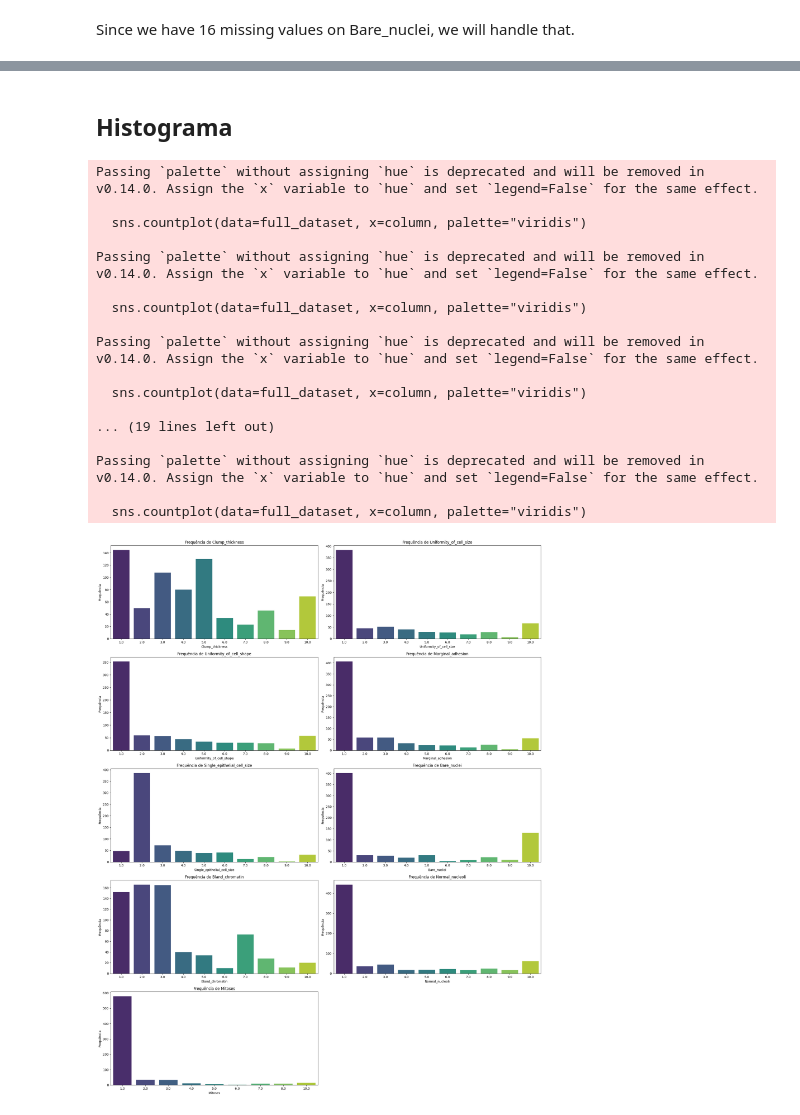
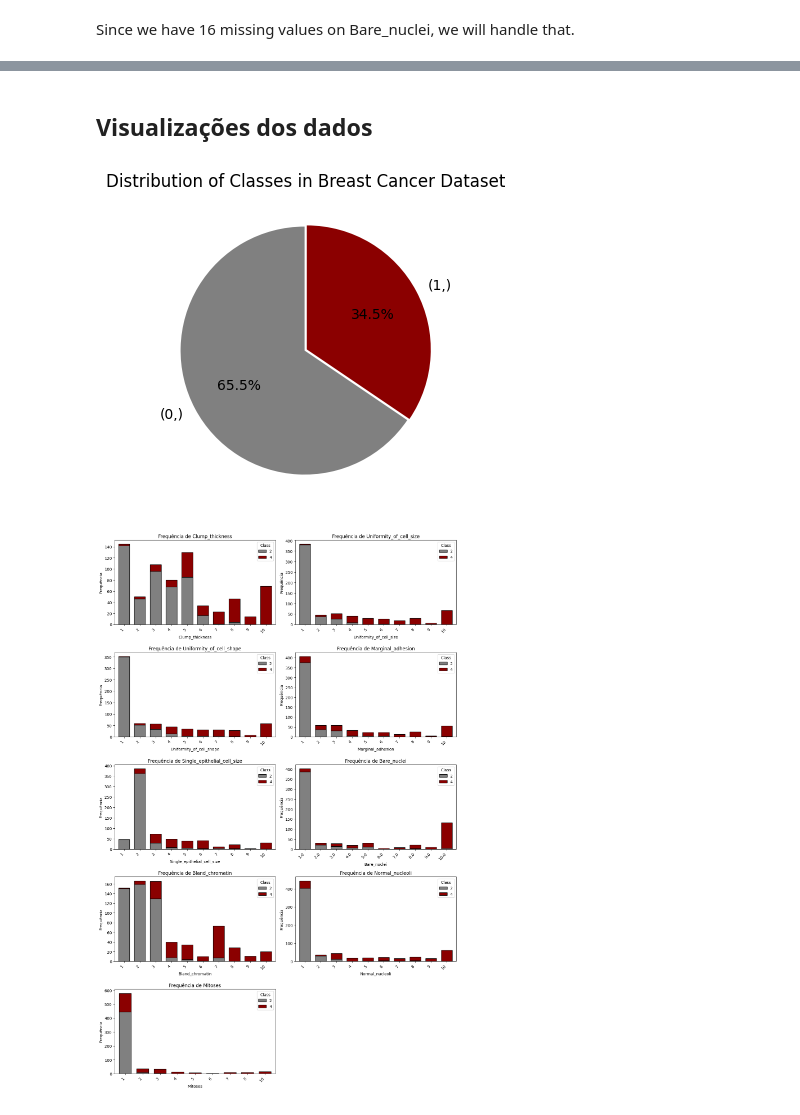
Before and after one commit to IvonLuiz/breast_cancer_kmeans, a Jupyter notebook: breast_cancer_kmeans.ipynb, the cells around one changed output, grey strips where cells are left out. Cells and saved outputs as stored; diff of their text form; code cells hidden in the pictures.

Commit message:
better plots

```diff
--- a/breast_cancer_kmeans.ipynb
+++ b/breast_cancer_kmeans.ipynb
@@ -121,0 +106,6 @@ full_dataset.describe().round(3).T
+# %%
+# Combinar X e y em um único DataFrame
+full_dataset = X.copy()  # Criar uma cópia do DataFrame X
+full_dataset['Class'] = y  # Adicionar a coluna 'Class' de y
+
+full_dataset.describe().round(3).T
@@ -192,43 +179,49 @@ X[X['Bare_nuclei'].isna()]
 | 321 | 3 | 1 | 1 | 1 | 2 | ... |
 | 411 | 1 | 1 | 1 | 1 | 1 | ... |
 | 617 | 1 | 1 | 1 | 1 | 1 | ... |
-# %% [markdown]
-## Histograma
+# %% [markdown]
+## Visualizações dos dados
+# %%
+# Palete de cores personalizadas para 'não benigno' (cinza) e 'benigno 1' (vermelho)
+custom_palette = {0: 'gray', 1: 'darkred'}
+# %%
+plt.figure(figsize=(4, 5))
+class_counts.plot.pie(
+    autopct='%1.1f%%',
+    startangle=90,
+    colors=[custom_palette.get(0), custom_palette.get(1)],
+    labels=class_counts.index,
+    explode=(0.01, 0.01)  # Separando a primeira fatia
+)
+
+plt.title('Distribution of Classes in Breast Cancer Dataset')
+plt.ylabel('')  # Remove o label do eixo Y
+plt.show()
+# %% [output]
+[figure, added]
 # %%
-if full_dataset.index.duplicated().any():
-    full_dataset = full_dataset.reset_index(drop=True)
+# Número de colunas e linhas para os subplots
+num_columns = len(X.columns)
+num_rows = (num_columns + 1) // 2
+plt.figure(figsize=(13, 4 * num_rows))
 
-num_columns = len(X.columns)
-num_rows = (num_columns + 1) // 2  # Determinar o número de linhas para os subplots
-plt.figure(figsize=(20, 5 * num_rows))
-
-# Plotar cada atributo em gráficos de barras
+# Plotar cada atributo em gráficos de barras empilhadas
 for i, column in enumerate(X.columns, 1):
     plt.subplot(num_rows, 2, i)
-    sns.countplot(data=full_dataset, x=column, palette="viridis")
+
+    # Contagem das ocorrências de cada classe para cada valor da coluna
+    count_data = full_dataset.groupby([column, 'Class']).size().unstack(fill_value=0)
+
+    # Plotando barras empilhadas
+    count_data.plot(kind='bar', stacked=True, color=[custom_palette[0], custom_palette[1]],
+                    ax=plt.gca(), width=0.7, edgecolor='black')  # Ajuste de largura e contorno preto
+
     plt.title(f'Frequência de {column}')
     plt.xlabel(column)
     plt.ylabel('Frequência')
+    plt.xticks(rotation=45, ha="right")
 
-# Ajustar o layout
 plt.tight_layout()
 plt.show()
 # %% [output]
-Passing `palette` without assigning `hue` is deprecated and will be removed in v0.14.0. Assign the `x` variable to `hue` and set `legend=False` for the same effect.
-
-  sns.countplot(data=full_dataset, x=column, palette="viridis")
-
-Passing `palette` without assigning `hue` is deprecated and will be removed in v0.14.0. Assign the `x` variable to `hue` and set `legend=False` for the same effect.
-
-  sns.countplot(data=full_dataset, x=column, palette="viridis")
-
-Passing `palette` without assigning `hue` is deprecated and will be removed in v0.14.0. Assign the `x` variable to `hue` and set `legend=False` for the same effect.
-
-  sns.countplot(data=full_dataset, x=column, palette="viridis")
-
-... (19 lines left out)
-
-Passing `palette` without assigning `hue` is deprecated and will be removed in v0.14.0. Assign the `x` variable to `hue` and set `legend=False` for the same effect.
-
-  sns.countplot(data=full_dataset, x=column, palette="viridis")
-[figure, old version]
+[figure, new version]
```
Also changed, not shown: parts of 4 cells of this notebook.
